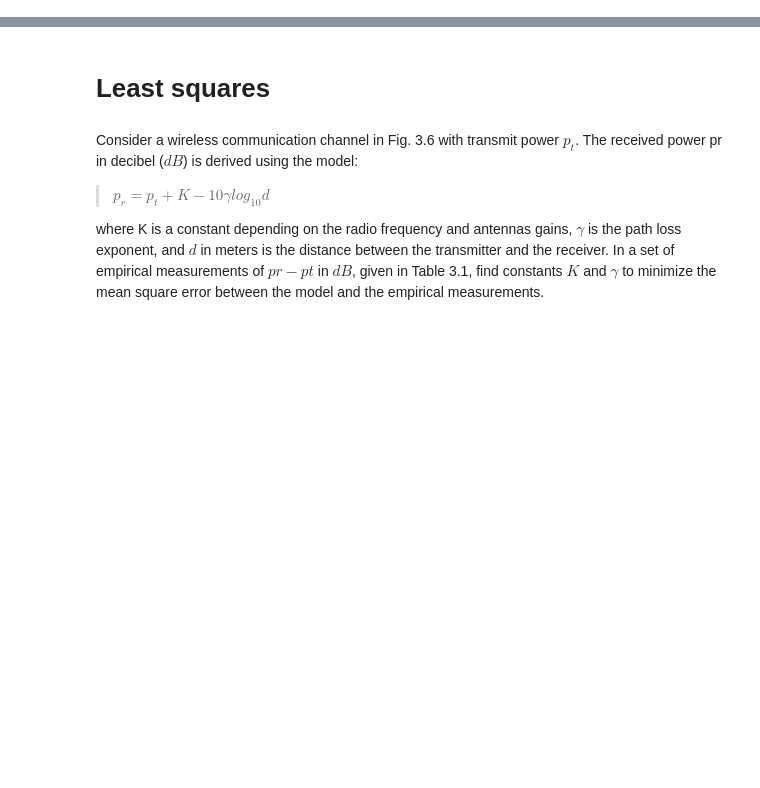
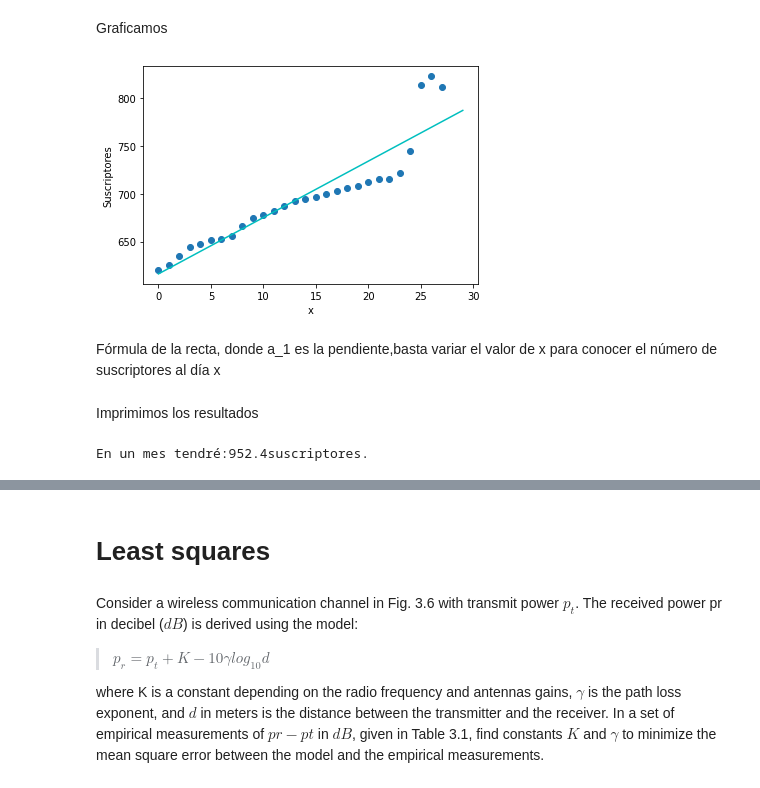
Before and after one commit to MarioBolanos/AnalisisNumerico, a Jupyter notebook: Optimization_in_Electrical_Engineering_Cap_3_Set_Constrained_Optimization.ipynb, the cells around one changed output, grey strips where cells are left out. Saved outputs shown, nothing was run; the diff lists cells and outputs as text; code cells hidden in the pictures; blank space fills up the shorter version.

```diff
--- a/Optimization_in_Electrical_Engineering_Cap_3_Set_Constrained_Optimization.ipynb
+++ b/Optimization_in_Electrical_Engineering_Cap_3_Set_Constrained_Optimization.ipynb
@@ -2,0 +33,3 @@
+# %%
+x_predict = np.linspace(0, 29, num=100)
+subs_predict = a[0] + a[1] * x_predict ### Recta
@@ -2,0 +43,9 @@
+# %% [markdown]
+Graficamos
+# %%
+plt.scatter(x, subs)
+plt.xlabel('x'); plt.ylabel('Suscriptores'); plt.plot(x_predict, subs_predict, 'c');
+# %% [output]
+[figure, added]
+# %% [markdown]
+Fórmula de la recta, donde a_1 es la pendiente,basta variar el valor de x para conocer el número de suscriptores al día x
@@ -2,0 +54,7 @@
+# %% [markdown]
+Imprimimos los resultados
+# %%
+y1 = f"{y:.1f}"
+print('En un mes tendré:'+ str(y1) + 'suscriptores.')
+# %% [output]
+En un mes tendré:952.4suscriptores.
```
Also changed, not shown: parts of 52 cells of this notebook.
